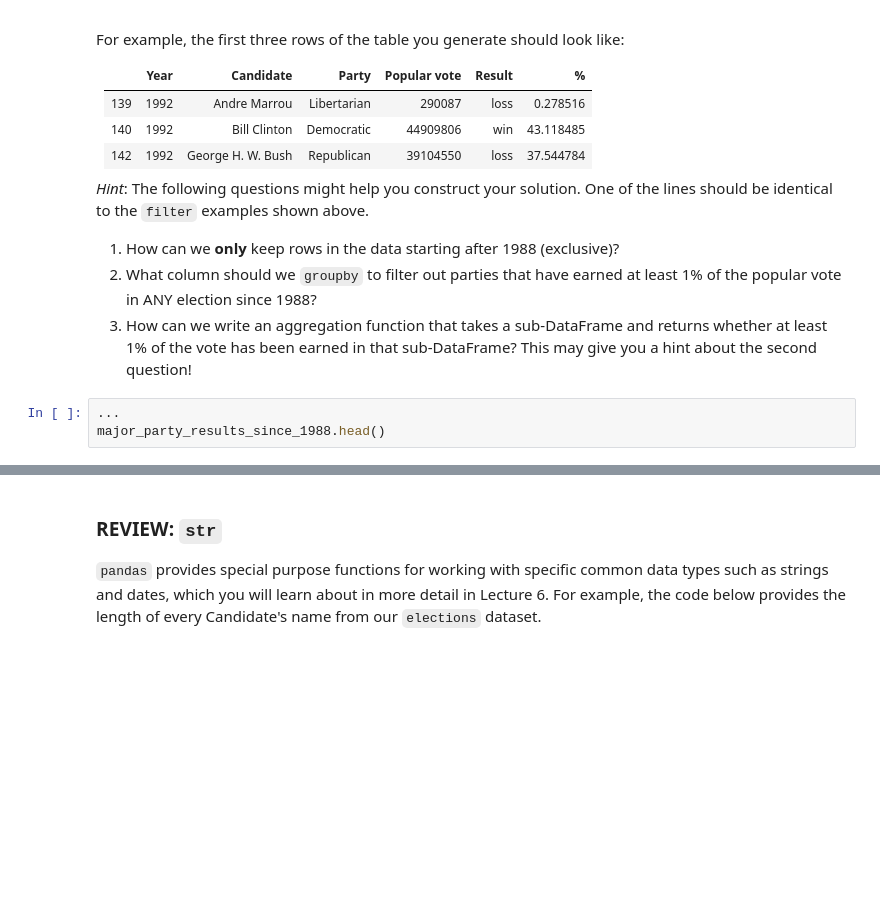
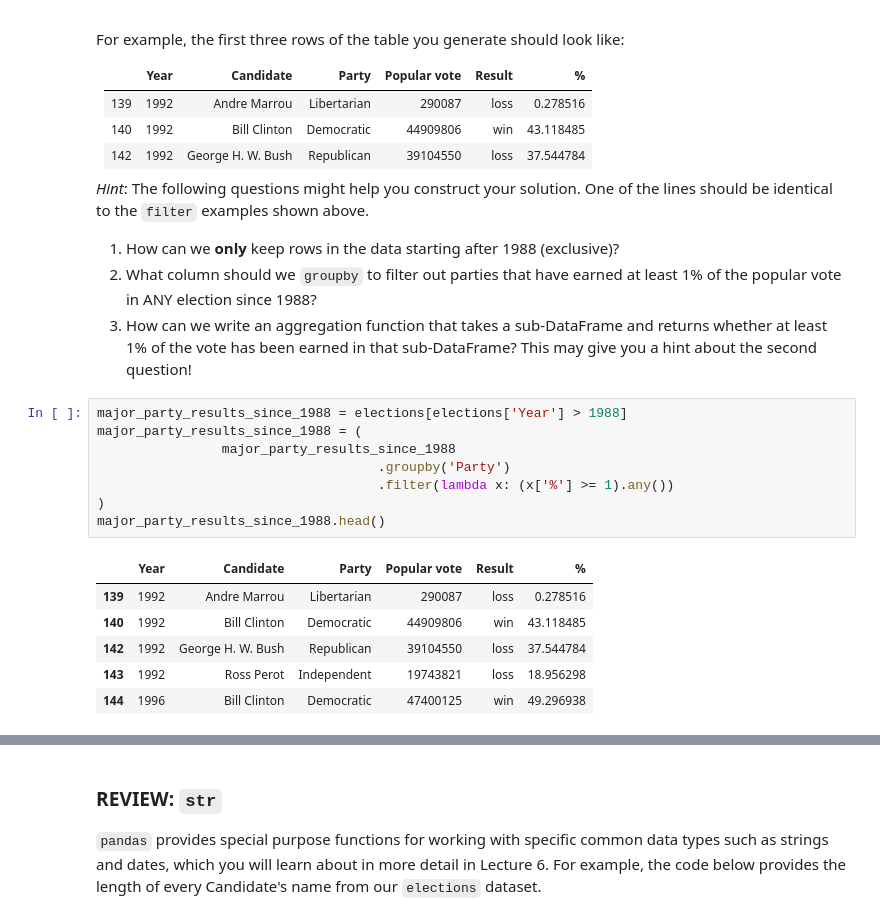
Before and after one commit to zaddle55/sp26-ds100-material, a Jupyter notebook: lab/lab02B/lab02B.ipynb, the cells around one changed output, grey strips where cells are left out. Saved outputs shown, nothing was run; the diff lists cells and outputs as text; blank space fills up the shorter version.

```diff
--- a/lab/lab02B/lab02B.ipynb
+++ b/lab/lab02B/lab02B.ipynb
@@ -417,8 +460,20 @@ For example, the first three rows of the table you generate should look like:
 1) How can we **only** keep rows in the data starting after 1988 (exclusive)?
 2) What column should we `groupby` to filter out parties that have earned at least 1% of the popular vote in ANY election since 1988?
 3) How can we write an aggregation function that takes a sub-DataFrame and returns whether at least 1% of the vote has been earned in that sub-DataFrame? This may give you a hint about the second question!
-# %%
-...
-major_party_results_since_1988.head()
+# %%
+major_party_results_since_1988 = elections[elections['Year'] > 1988]
+major_party_results_since_1988 = (
+                major_party_results_since_1988
+                                    .groupby('Party')
+                                    .filter(lambda x: (x['%'] >= 1).any())
+)
+major_party_results_since_1988.head()
+# %% [output]
+|  | Year | Candidate | Party | Popular vote | Result | % |
+| 139 | 1992 | Andre Marrou | Libertarian | 290087 | loss | 0.278516 |
+| 140 | 1992 | Bill Clinton | Democratic | 44909806 | win | 43.118485 |
+| 142 | 1992 | George H. W. Bush | Republican | 39104550 | loss | 37.544784 |
+| 143 | 1992 | Ross Perot | Independent | 19743821 | loss | 18.956298 |
+| 144 | 1996 | Bill Clinton | Democratic | 47400125 | win | 49.296938 |
 # %%
 grader.check("q1c")
```
Also changed, not shown: parts of 10 cells of this notebook.
